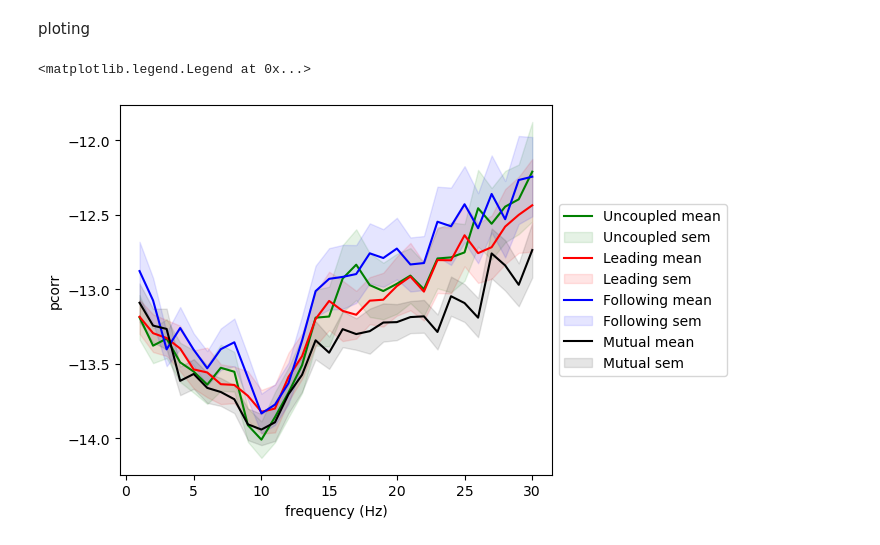
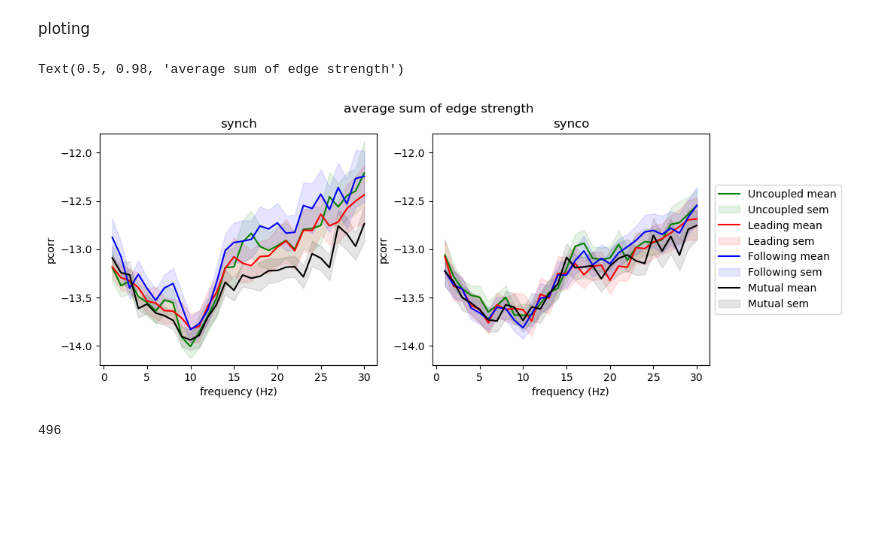
Before and after one commit to zhibinz2/1overf, a Jupyter notebook: Re_estimate_pcorr/step_1_re_estimate_pcorr.ipynb, the cells around one changed output. Drawn from its saved outputs; the diff is of its cells as text; code cells hidden in the pictures; blank space fills up the shorter version.

```diff
--- a/Re_estimate_pcorr/step_1_re_estimate_pcorr.ipynb
+++ b/Re_estimate_pcorr/step_1_re_estimate_pcorr.ipynb
@@ -383,41 +383,38 @@ sumedge_mean_synch_4condi=[sumedge_mean_synch_Uncoupled, sumedge_mean_synch_Lead
                             sumedge_mean_synch_Following, sumedge_mean_synch_Mutual]
 sumedge_mean_synco_4condi=[sumedge_mean_synco_Uncoupled, sumedge_mean_synco_Leading,
                             sumedge_mean_synco_Following, sumedge_mean_synco_Mutual]
-
+sumedge_mean_syn_4condi=[sumedge_mean_synch_4condi,sumedge_mean_synco_4condi]
 
 sumedge_sem_synch_4condi=[sumedge_sem_synch_Uncoupled,  sumedge_sem_synch_Leading,
                              sumedge_sem_synch_Following, sumedge_sem_synch_Mutual]
 sumedge_sem_synco_4condi=[sumedge_sem_synco_Uncoupled,  sumedge_sem_synco_Leading,
                              sumedge_sem_synco_Following, sumedge_sem_synco_Mutual]
+sumedge_sem_syn_4condi=[sumedge_sem_synch_4condi,sumedge_sem_synco_4condi]
 # %% [markdown]
 ploting
 # %%
 # visualization of parcor selection in synch
+syn2names=['synch','synco']
 states4names=['Uncoupled','Leading','Following','Mutual']
 color_4st=['green','red','blue','black']
-fig,axs = plt.subplots(30,4,constrained_layout=True)
-for condi in range(4):
-		plt.sca(axs[freq,condi])
-		plt.plot (np.arange(30)+1,sumedge_mean_synch_4condi[condi],color=color_4st[condi])
-		plt.fill_between(np.arange(30)+1,sumedge_mean_synch_4condi[condi]-sumedge_sem_synch_4condi[condi],\
-		   sumedge_mean_synch_4condi[condi]+sumedge_sem_synch_4condi[condi],\
-			color=color_4st[condi], alpha=.1)
-		plt.xlabel("frequency (Hz)")
-		plt.ylabel("pcorr")
+fig, ax = plt.subplots(1,2,figsize=(4*2+4, 4))
+for syn in range(2):
+	plt.sca(ax[syn])
+	for condi in range(4):
+			plt.plot (np.arange(30)+1,sumedge_mean_syn_4condi[syn][condi],color=color_4st[condi])
+			plt.fill_between(np.arange(30)+1,sumedge_mean_syn_4condi[syn][condi]-sumedge_sem_syn_4condi[syn][condi],\
+			sumedge_mean_syn_4condi[syn][condi]+sumedge_sem_syn_4condi[syn][condi],\
+				color=color_4st[condi], alpha=.1)
+			plt.xlabel("frequency (Hz)")
+			plt.ylabel("pcorr")
+			plt.ylim(-14.2,-11.8)
+	plt.title(syn2names[syn])
+
+fig.subplots_adjust(right=0.8)
+plt.legend(['Uncoupled mean', 'Uncoupled sem', 'Leading mean', 'Leading sem',
+    'Following mean', 'Following sem','Mutual mean','Mutual sem'],ncol=1,
+    loc='center left', bbox_to_anchor=(1, 0.5))
+fig.suptitle('average sum of edge strength')
+# %% [output]
+Text(0.5, 0.98, 'average sum of edge strength')
+[figure, added]
-# %%
-fig,axs = plt.subplots(1,1,constrained_layout=True)
-for condi in range(4):
-		plt.plot (np.arange(30)+1,sumedge_mean_synch_4condi[condi],color=color_4st[condi])
-		plt.fill_between(np.arange(30)+1,sumedge_mean_synch_4condi[condi]-sumedge_sem_synch_4condi[condi],\
-		   sumedge_mean_synch_4condi[condi]+sumedge_sem_synch_4condi[condi],\
-			color=color_4st[condi], alpha=.1)
-		plt.xlabel("frequency (Hz)")
-		plt.ylabel("pcorr")
-
-fig.subplots_adjust(right=0.8)
-plt.legend(['Uncoupled mean', 'Uncoupled sem', 'Leading mean', 'Leading sem',
-    'Following mean', 'Following sem','Mutual mean','Mutual sem'],ncol=1,
-    loc='center left', bbox_to_anchor=(1, 0.5))
-# %% [output]
-<matplotlib.legend.Legend at 0x...>
-[figure, removed]
@@ -423,0 +448,4 @@ plt.legend(['Uncoupled mean', 'Uncoupled sem', 'Leading mean', 'Leading sem',
+# %%
+16*31
+# %% [output]
+496
```
Also changed, not shown: parts of 2 cells of this notebook.
